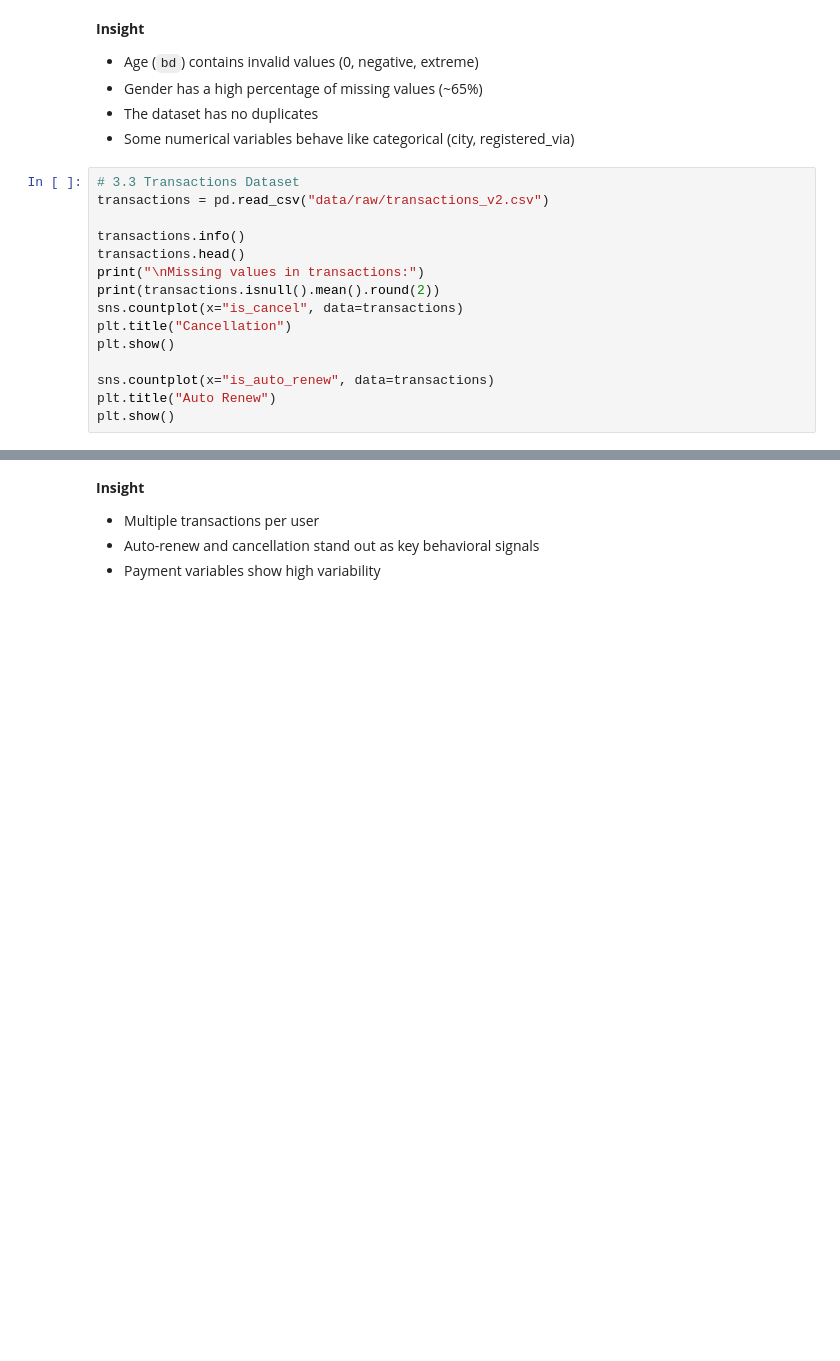
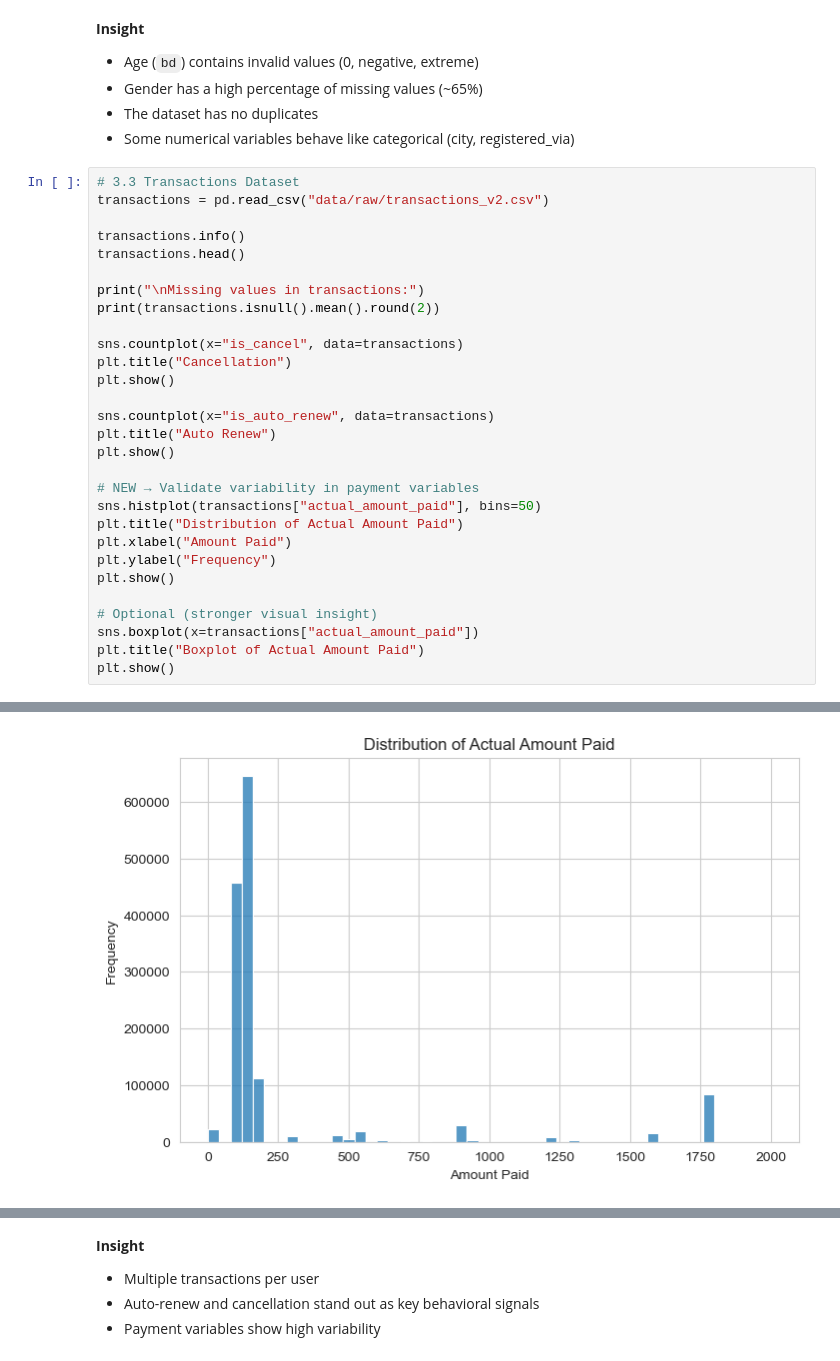
Before and after one commit to PaulinaMamiaga/customer-churn-intelligence-system, a Jupyter notebook: notebooks/01_initial_eda.ipynb, the cells around one changed output, grey strips where cells are left out. Cells and saved outputs as stored; diff of their text form; blank space fills up the shorter version.

```diff
--- a/notebooks/01_initial_eda.ipynb
+++ b/notebooks/01_initial_eda.ipynb
@@ -135,32 +135,47 @@ transactions = pd.read_csv("data/raw/transactions_v2.csv")
 
 transactions.info()
 transactions.head()
+
 print("\nMissing values in transactions:")
 print(transactions.isnull().mean().round(2))
+
 sns.countplot(x="is_cancel", data=transactions)
 plt.title("Cancellation")
 plt.show()
 
 sns.countplot(x="is_auto_renew", data=transactions)
 plt.title("Auto Renew")
 plt.show()
+
+# NEW → Validate variability in payment variables
+sns.histplot(transactions["actual_amount_paid"], bins=50)
+plt.title("Distribution of Actual Amount Paid")
+plt.xlabel("Amount Paid")
+plt.ylabel("Frequency")
+plt.show()
+
+# Optional (stronger visual insight)
+sns.boxplot(x=transactions["actual_amount_paid"])
+plt.title("Boxplot of Actual Amount Paid")
+plt.show()
 # %% [output]
 <class 'pandas.core.frame.DataFrame'>
 RangeIndex: 1431009 entries, 0 to 1431008
 Data columns (total 9 columns):
  #   Column                  Non-Null Count    Dtype
 ---  ------                  --------------    -----
  0   msno                    1431009 non-null  object
  1   payment_method_id       1431009 non-null  int64
  2   payment_plan_days       1431009 non-null  int64
  3   plan_list_price         1431009 non-null  int64
  4   actual_amount_paid      1431009 non-null  int64
  5   is_auto_renew           1431009 non-null  int64
  6   transaction_date        1431009 non-null  int64
 ... (12 lines left out)
 transaction_date          0.0
 membership_expire_date    0.0
 is_cancel                 0.0
 dtype: float64
 [figure]
 [figure]
+[figure, added]
```
Also changed, not shown: parts of 1 cell of this notebook.
